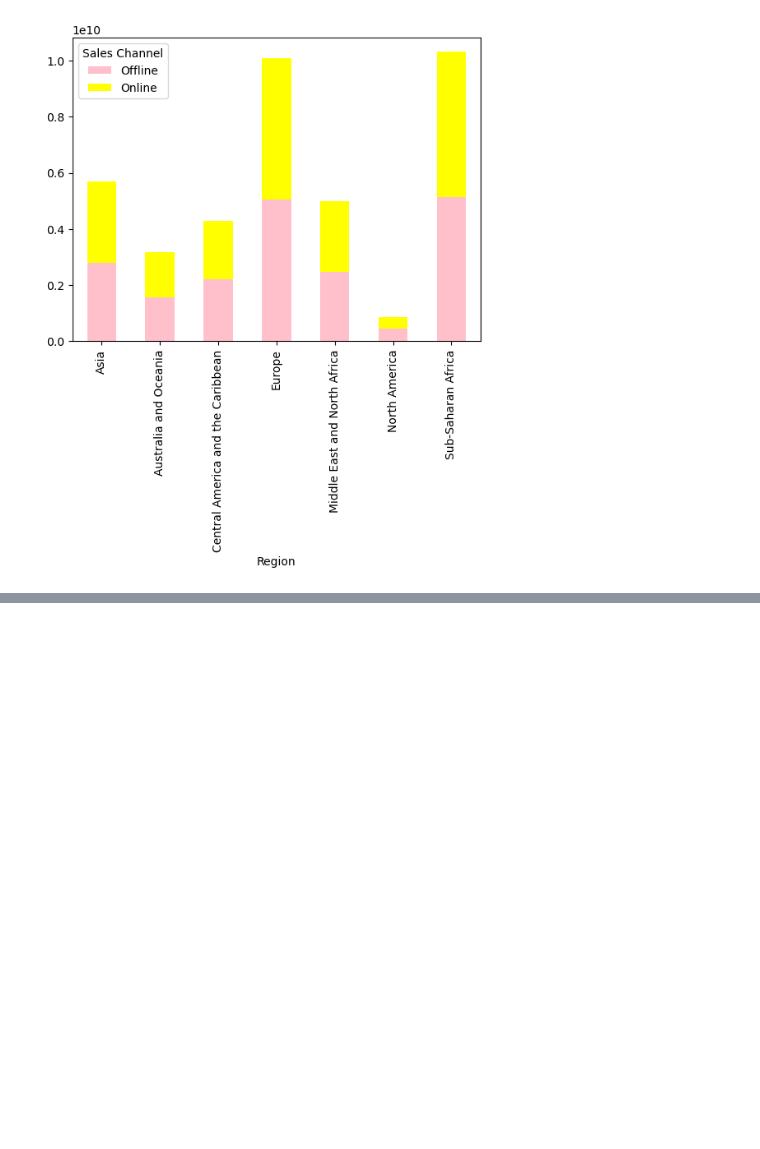
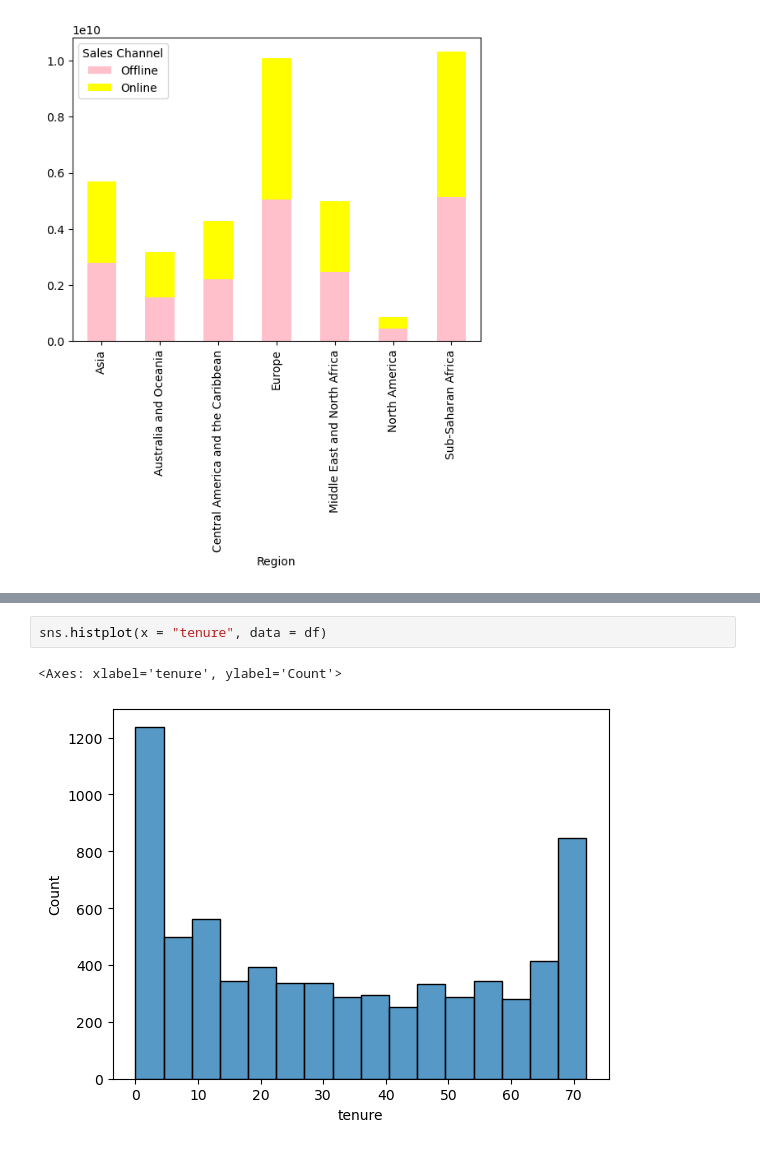
Before and after one commit to zanafiii/data-science-a-z, a Jupyter notebook: Part5_Data Visualization.ipynb, the cells around one changed output, grey strips where cells are left out. Drawn from its saved outputs; the diff is of its cells as text; blank space fills up the shorter version.

```diff
--- a/Part5_Data Visualization.ipynb
+++ b/Part5_Data Visualization.ipynb
@@ -293,0 +345,5 @@ dfp.plot(kind = "bar", color = ["pink", "yellow"], stacked = True)
+# %%
+sns.histplot(x = "tenure", data = df)
+# %% [output]
+<Axes: xlabel='tenure', ylabel='Count'>
+[figure, added]
```
Also changed, not shown: parts of 15 cells of this notebook, 1 other file.
